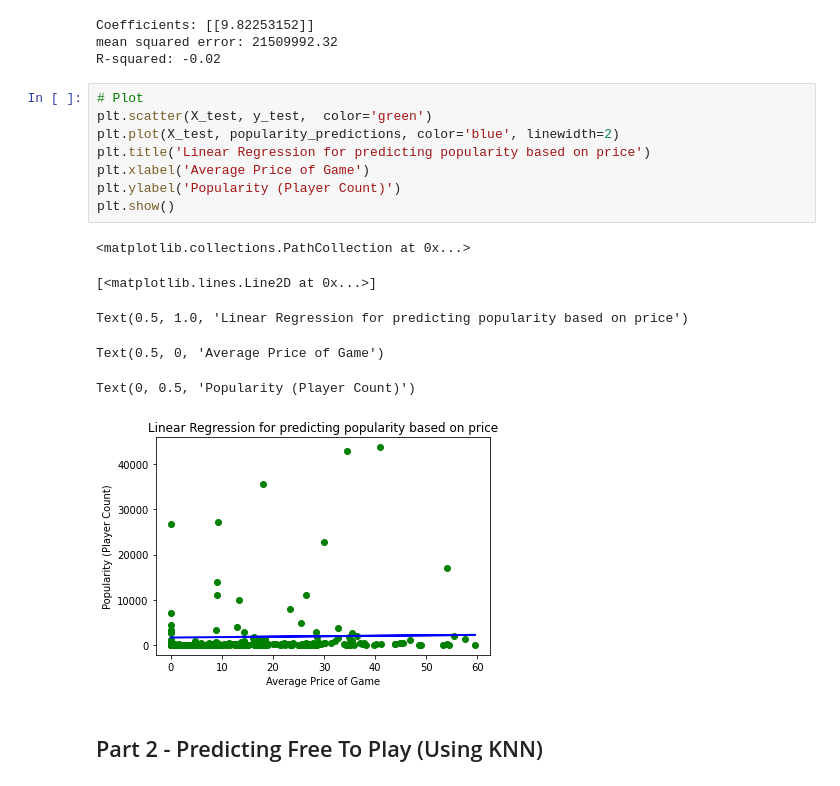
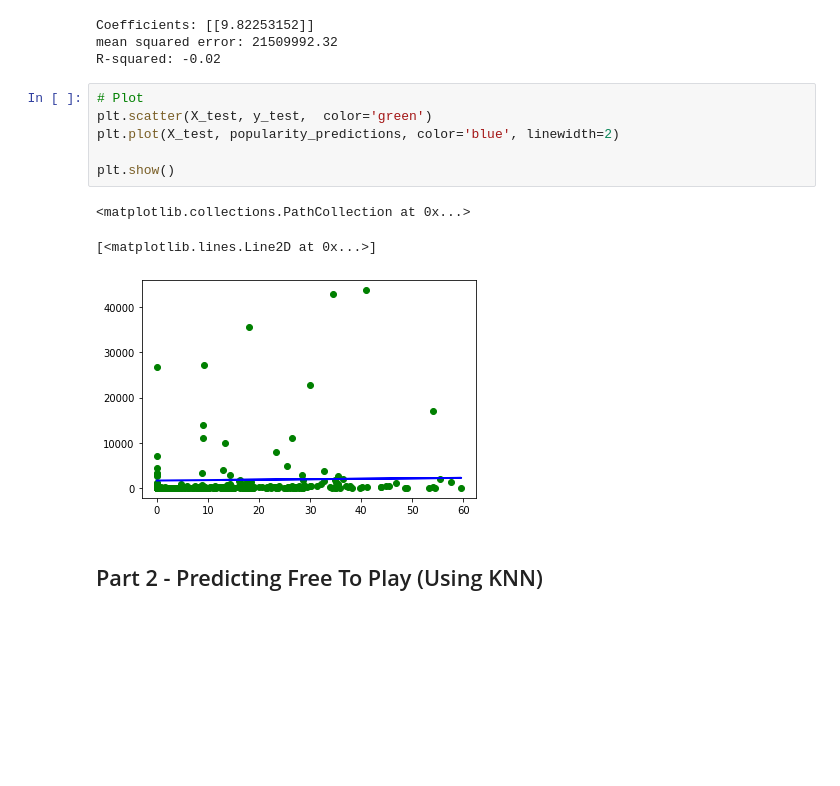
Before and after one commit to MarkoGlamocak/418courseproject, a Jupyter notebook: 418courseproject.ipynb, the cells around one changed output. Saved outputs shown, nothing was run; the diff lists cells and outputs as text; blank space fills up the shorter version.

```diff
--- a/418courseproject.ipynb
+++ b/418courseproject.ipynb
@@ -458,18 +458,13 @@ R-squared: -0.02
 # %%
 # Plot
 plt.scatter(X_test, y_test,  color='green')
 plt.plot(X_test, popularity_predictions, color='blue', linewidth=2)
-plt.title('Linear Regression for predicting popularity based on price')
-plt.xlabel('Average Price of Game')
-plt.ylabel('Popularity (Player Count)')
+
 plt.show()
 # %% [output]
 <matplotlib.collections.PathCollection at 0x...>
 [<matplotlib.lines.Line2D at 0x...>]
-Text(0.5, 1.0, 'Linear Regression for predicting popularity based on price')
-Text(0.5, 0, 'Average Price of Game')
-Text(0, 0.5, 'Popularity (Player Count)')
-[figure, old version]
+[figure, new version]
 # %% [markdown]
 ## Part 2 - Predicting Free To Play (Using KNN)
 # %%
```
